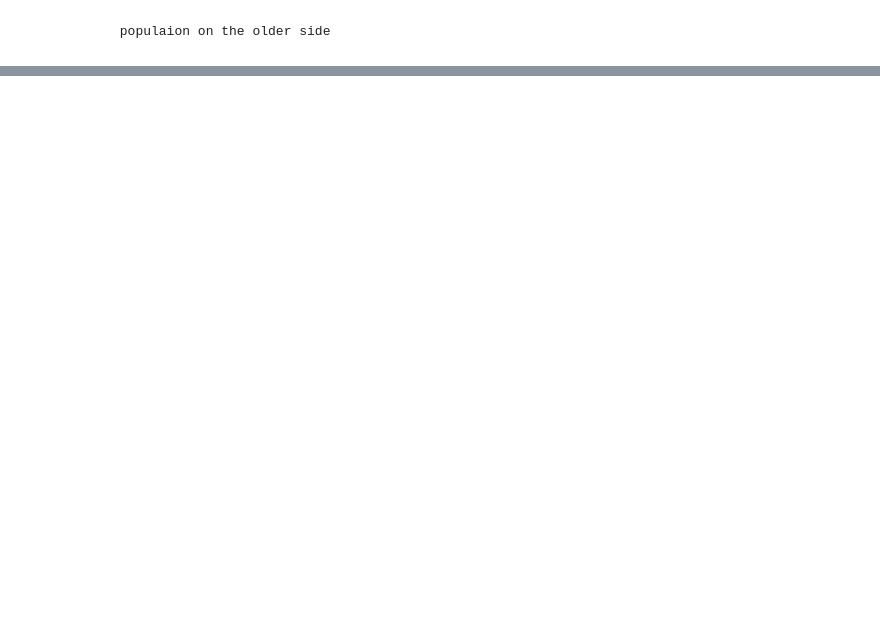
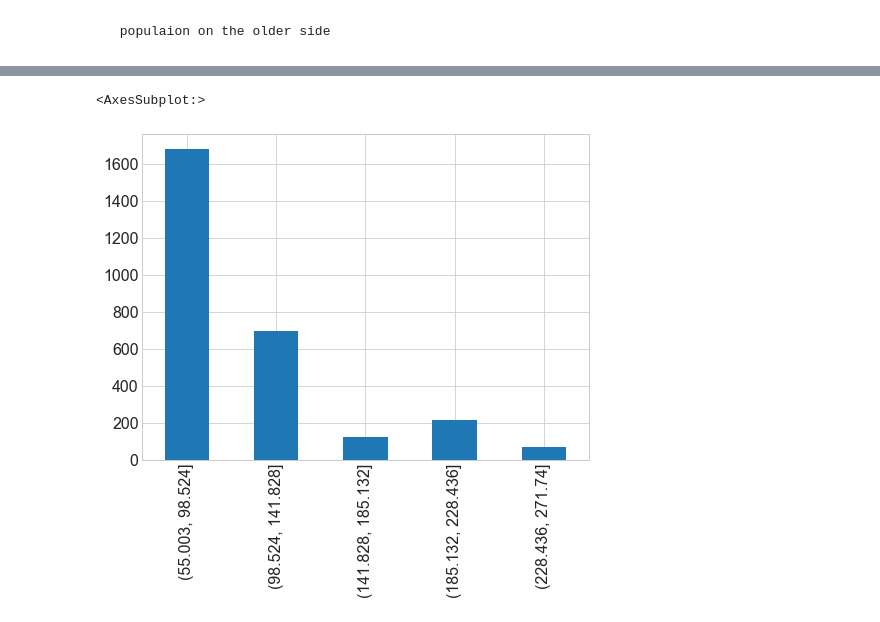
Before and after one commit to rajeshlamichhane04/Brain-Stroke-prediction, a Jupyter notebook: stroke_workbook.ipynb, the cells around one changed output, grey strips where cells are left out. Saved outputs shown, nothing was run; the diff lists cells and outputs as text; code cells hidden in the pictures; blank space fills up the shorter version.

```diff
--- a/stroke_workbook.ipynb
+++ b/stroke_workbook.ipynb
@@ -163,0 +172,5 @@ pd.cut(df.age, bins= 6).value_counts(sort = False).plot.bar()
+# %%
+pd.cut(train.avg_glucose_level, bins = 5).value_counts(sort = False).plot.bar()
+# %% [output]
+<AxesSubplot:>
+[figure, added]
```
Also changed, not shown: parts of 4 cells of this notebook.
